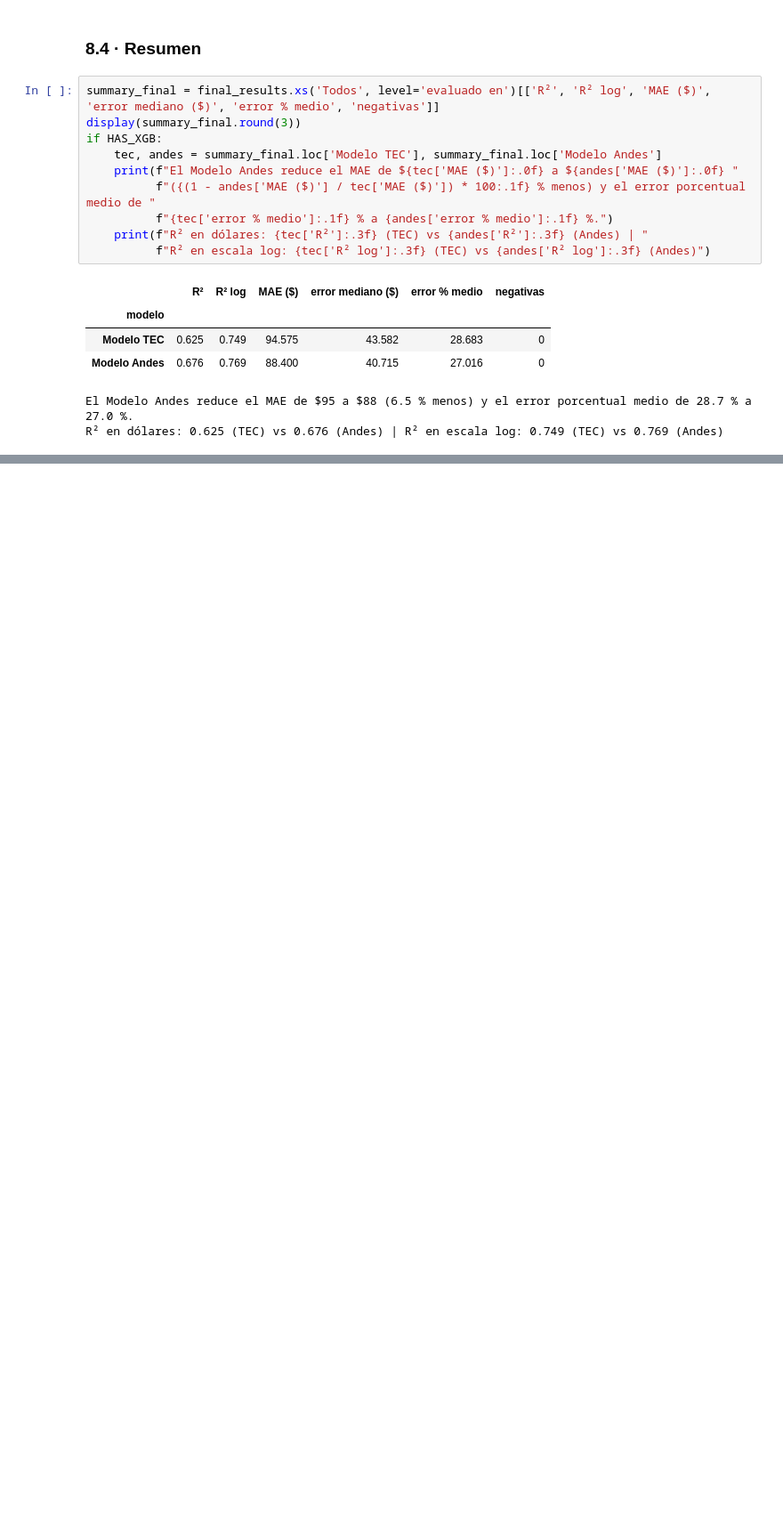
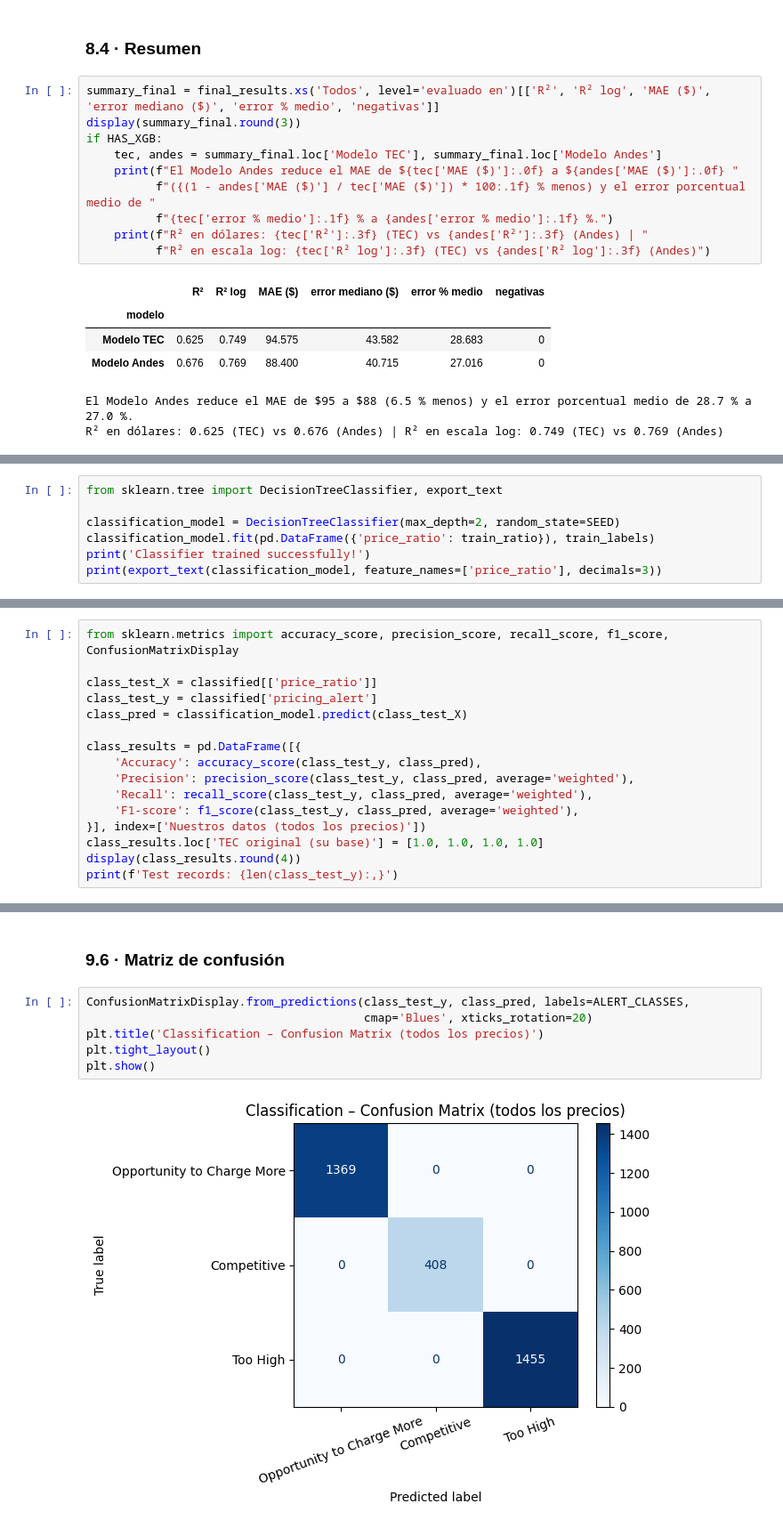
Before and after one commit to andrw4-4/airbnb-la-stay-actd, a Jupyter notebook: notebooks/LA_LA_Stay_.ipynb, the cells around one changed output, grey strips where cells are left out. Shown at 89% size. Saved outputs shown, nothing was run; the diff lists cells and outputs as text; blank space fills up the shorter version.

```diff
--- a/notebooks/LA_LA_Stay_.ipynb
+++ b/notebooks/LA_LA_Stay_.ipynb
@@ -2086,0 +2171,7 @@ R² en dólares: 0.625 (TEC) vs 0.676 (Andes) | R² en escala log: 0.749 (TEC) v
+# %%
+from sklearn.tree import DecisionTreeClassifier, export_text
+
+classification_model = DecisionTreeClassifier(max_depth=2, random_state=SEED)
+classification_model.fit(pd.DataFrame({'price_ratio': train_ratio}), train_labels)
+print('Classifier trained successfully!')
+print(export_text(classification_model, feature_names=['price_ratio'], decimals=3))
@@ -2086,0 +2189,16 @@ R² en dólares: 0.625 (TEC) vs 0.676 (Andes) | R² en escala log: 0.749 (TEC) v
+# %%
+from sklearn.metrics import accuracy_score, precision_score, recall_score, f1_score, ConfusionMatrixDisplay
+
+class_test_X = classified[['price_ratio']]
+class_test_y = classified['pricing_alert']
+class_pred = classification_model.predict(class_test_X)
+
+class_results = pd.DataFrame([{
+    'Accuracy': accuracy_score(class_test_y, class_pred),
+    'Precision': precision_score(class_test_y, class_pred, average='weighted'),
+    'Recall': recall_score(class_test_y, class_pred, average='weighted'),
+    'F1-score': f1_score(class_test_y, class_pred, average='weighted'),
+}], index=['Nuestros datos (todos los precios)'])
+class_results.loc['TEC original (su base)'] = [1.0, 1.0, 1.0, 1.0]
+display(class_results.round(4))
+print(f'Test records: {len(class_test_y):,}')
@@ -2086,0 +2210,10 @@ R² en dólares: 0.625 (TEC) vs 0.676 (Andes) | R² en escala log: 0.749 (TEC) v
+# %% [markdown]
+### 9.6 · Matriz de confusión
+# %%
+ConfusionMatrixDisplay.from_predictions(class_test_y, class_pred, labels=ALERT_CLASSES,
+                                        cmap='Blues', xticks_rotation=20)
+plt.title('Classification – Confusion Matrix (todos los precios)')
+plt.tight_layout()
+plt.show()
+# %% [output]
+[figure, added]
```
Also changed, not shown: parts of 13 cells of this notebook.
